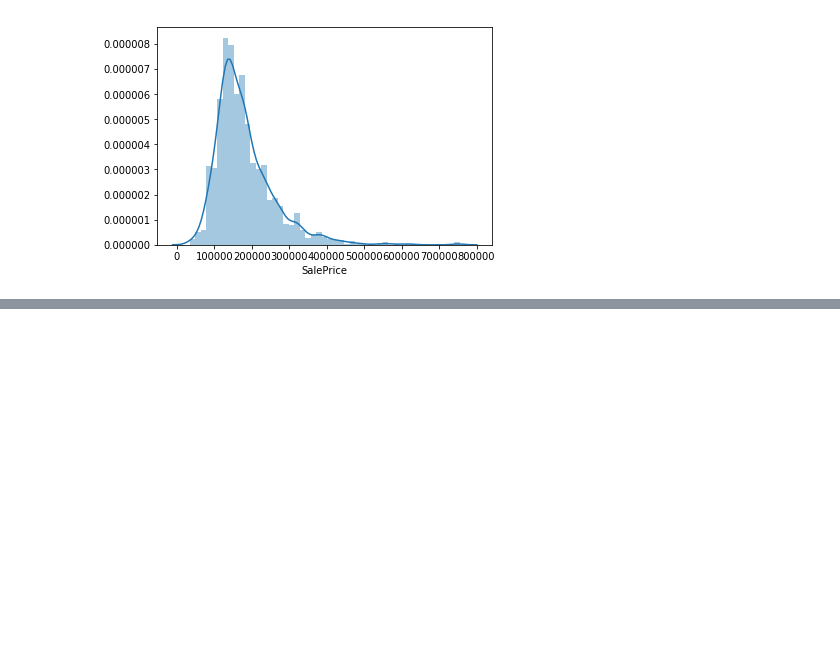
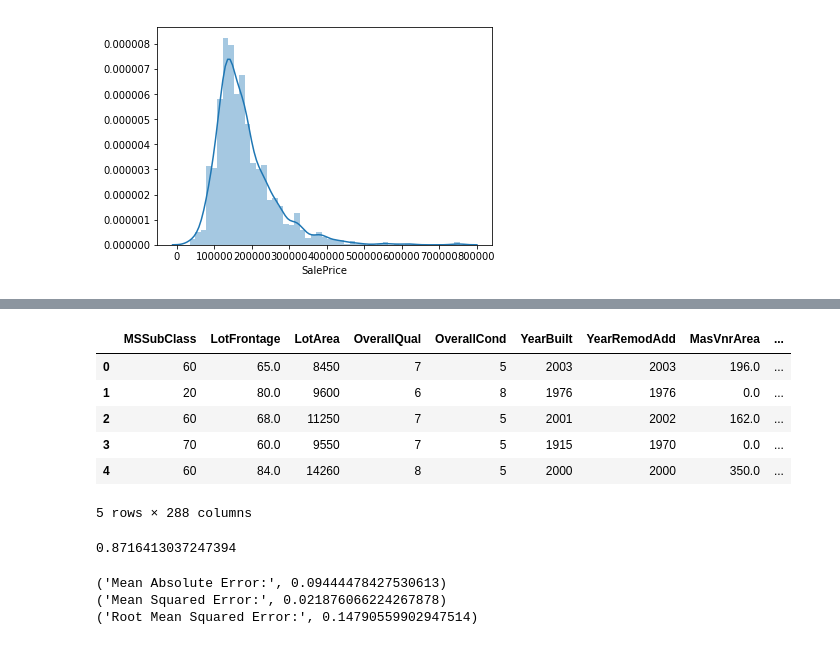
Before and after one commit to Juhi-Purswani/House_Prices-Regression_technique, a Jupyter notebook: Data_exploration.ipynb, the cells around one changed output, grey strips where cells are left out. Drawn from its saved outputs; the diff is of its cells as text; code cells hidden in the pictures; blank space fills up the shorter version.

```diff
--- a/Data_exploration.ipynb
+++ b/Data_exploration.ipynb
@@ -61,0 +92,22 @@ print("kurtosis is: ", labels.kurt())
+# %%
+string_col = features.select_dtypes(include = 'object')
+col_categorical = pd.get_dummies(string_col)
+col_categorical.head()
+
+col_string_name=string_col.columns.values.tolist()
+
+for name in col_string_name:
+    features = features.drop(name,axis=1)
+
+features = pd.concat([features,col_categorical], axis=1)
+
+features.fillna(features.mean(),inplace=True)
+features.head()
+# %% [output]
+|  | MSSubClass | LotFrontage | LotArea | OverallQual | OverallCond | YearBuilt | YearRemodAdd | MasVnrArea | ... |
+| 0 | 60 | 65.0 | 8450 | 7 | 5 | 2003 | 2003 | 196.0 | ... |
+| 1 | 20 | 80.0 | 9600 | 6 | 8 | 1976 | 1976 | 0.0 | ... |
+| 2 | 60 | 68.0 | 11250 | 7 | 5 | 2001 | 2002 | 162.0 | ... |
+| 3 | 70 | 60.0 | 9550 | 7 | 5 | 1915 | 1970 | 0.0 | ... |
+| 4 | 60 | 84.0 | 14260 | 8 | 5 | 2000 | 2000 | 350.0 | ... |
+5 rows × 288 columns
@@ -61,0 +116,16 @@ print("kurtosis is: ", labels.kurt())
+# %%
+regr = RandomForestRegressor(bootstrap=False,max_depth= None,max_features="sqrt",min_samples_leaf= 1,min_samples_split= 2,
+ n_estimators= 400)
+regr.fit(X_train,y_train)
+y_pred = regr.predict(X_test)
+r2_score(y_test, y_pred)
+# %% [output]
+0.8716413037247394
+# %%
+print('Mean Absolute Error:', metrics.mean_absolute_error(y_test, y_pred))
+print('Mean Squared Error:', metrics.mean_squared_error(y_test, y_pred))
+print('Root Mean Squared Error:', np.sqrt(metrics.mean_squared_error(y_test, y_pred)))
+# %% [output]
+('Mean Absolute Error:', 0.09444478427530613)
+('Mean Squared Error:', 0.021876066224267878)
+('Root Mean Squared Error:', 0.14790559902947514)
```
Also changed, not shown: parts of 12 cells of this notebook.
